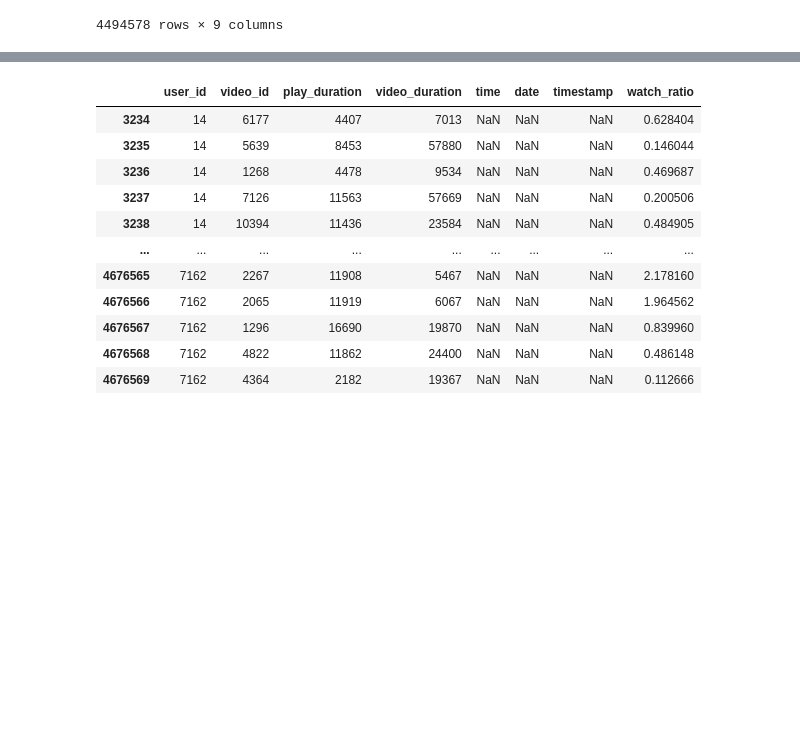
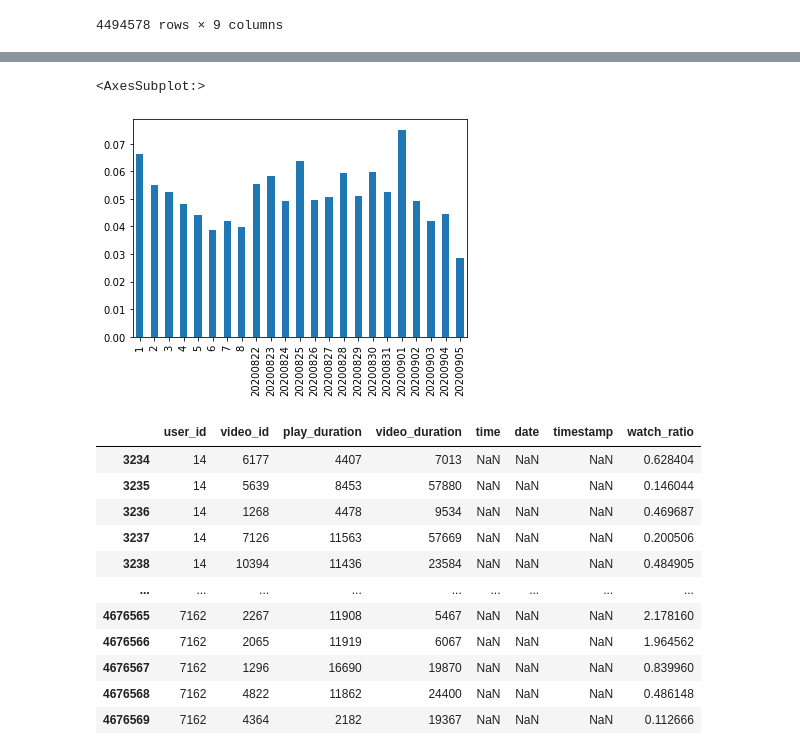
Before and after one commit to Wcb0219/DRO, a Jupyter notebook: Statistics_KuaiRec.ipynb, the cells around one changed output, grey strips where cells are left out. Saved outputs shown, nothing was run; the diff lists cells and outputs as text; code cells hidden in the pictures; blank space fills up the shorter version.

```diff
--- a/Statistics_KuaiRec.ipynb
+++ b/Statistics_KuaiRec.ipynb
@@ -205,3 +253,14 @@ stat = pd.concat([s1,s2])#拼接两表
+# %%
+s2_all = stat2['day'].value_counts()
+s2_all = s2_all.sort_index()
+s2_all = s2_all.drop('20200821',axis = 0)
+# %%
+s1 = (s1/s1_all).copy()
+# %%
+s2 = (s2/s2_all).copy()
+# %%
+s_ratio = pd.concat([s1,s2])
+s_ratio = s_ratio.drop('20200821',axis = 0)
 # %%
 import matplotlib.pyplot as plt
 stat.plot(kind='bar')
@@ -211,3 +270,9 @@ stat.plot(kind='bar')
+# %%
+import matplotlib.pyplot as plt
+s_ratio.plot(kind='bar')
+# %% [output]
+<AxesSubplot:>
+[figure, added]
 # %%
 matrix_15day = small_matrix[small_matrix['date'].isnull()].copy()
 matrix_15day
```
Also changed, not shown: parts of 11 cells of this notebook.
